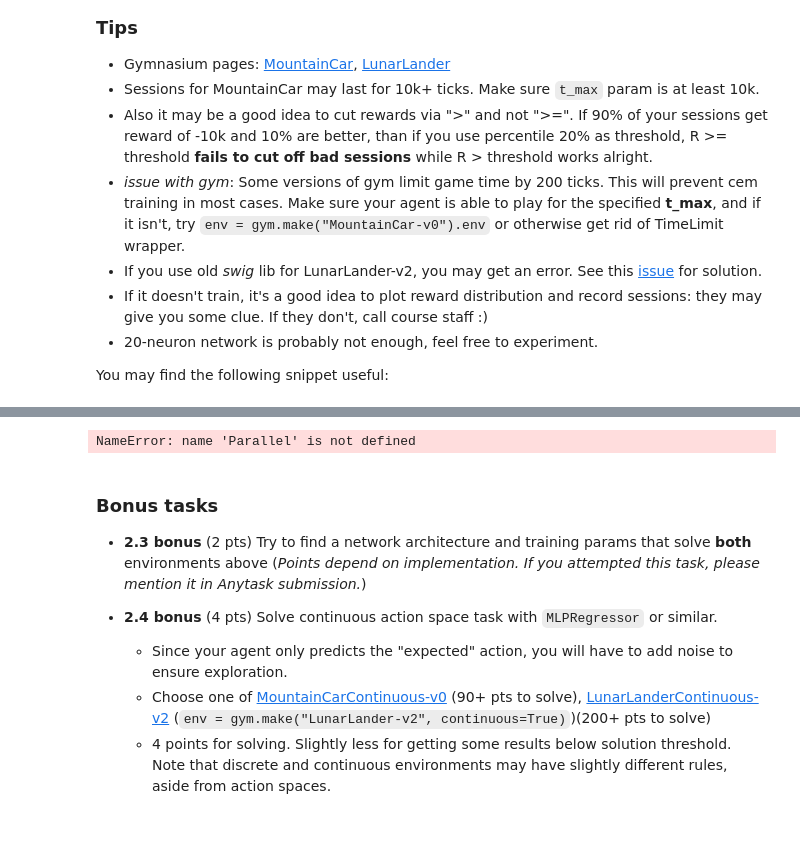
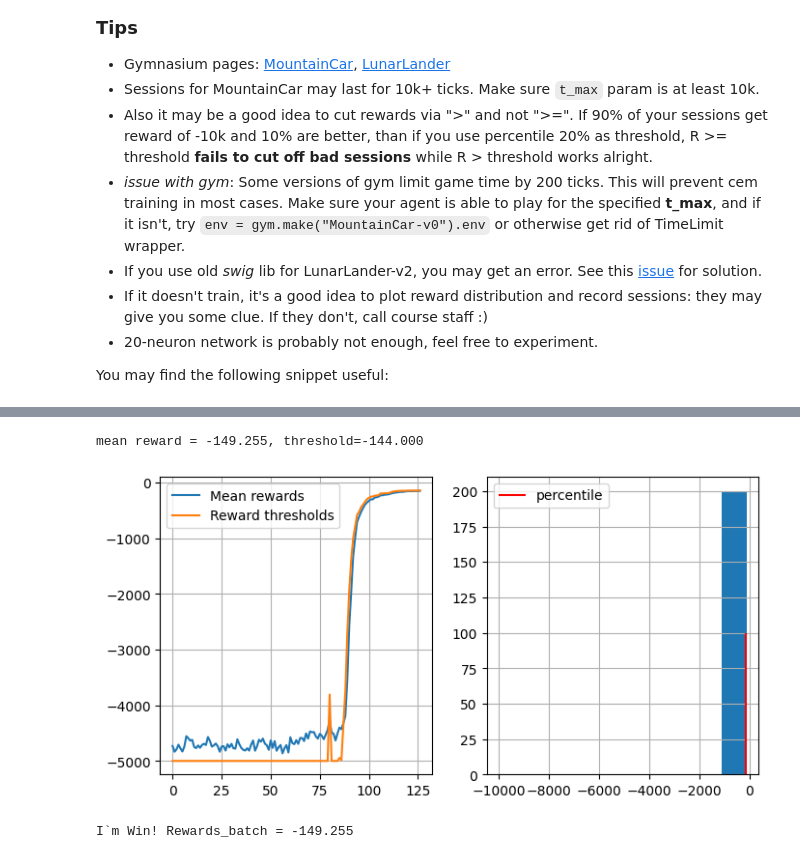
Before and after one commit to GitDefeatedMe/RL, a Jupyter notebook: week01_intro/deep_crossentropy_method.ipynb, the cells around one changed output, grey strips where cells are left out. Cells and saved outputs as stored; diff of their text form; code cells hidden in the pictures; blank space fills up the shorter version.

```diff
--- a/week01_intro/deep_crossentropy_method.ipynb
+++ b/week01_intro/deep_crossentropy_method.ipynb
@@ -355,33 +390,25 @@ def make_session(agent):
 # %%
-n_sessions = 100
-percentile = 50
+n_sessions = 200
+percentile = 70
 log = []
 
-for i in range(200):
+for i in range(400):
     sessions = Parallel(n_jobs=-1)(delayed(make_session)(agent) for _ in range(n_sessions))
 
     states_batch, actions_batch, rewards_batch = zip(*sessions)
 
     elite_states, elite_actions = select_elites(states_batch, actions_batch, rewards_batch, percentile)
 
     agent.partial_fit(elite_states, elite_actions)
 
     show_progress(
         rewards_batch, log, percentile, reward_range=[-10000, np.max(rewards_batch)]
     )
 
     if np.mean(rewards_batch) > -150:
-        print("I`m Win!")
-    elif np.mean(rewards_batch) > -50:
+        print("I`m Win! Rewards_batch = " + str(np.mean(rewards_batch)))
         break
 # %% [output]
-NameError: name 'Parallel' is not defined
+mean reward = -149.255, threshold=-144.000
+[figure, added]
+I`m Win! Rewards_batch = -149.255
-# %% [markdown]
-### Bonus tasks
-
-* __2.3 bonus__ (2 pts) Try to find a network architecture and training params that solve __both__ environments above (_Points depend on implementation. If you attempted this task, please mention it in Anytask submission._)
-
-* __2.4 bonus__ (4 pts) Solve continuous action space task with `MLPRegressor` or similar.
-  * Since your agent only predicts the "expected" action, you will have to add noise to ensure exploration.
-  * Choose one of [MountainCarContinuous-v0](https://gymnasium.farama.org/environments/classic_control/mountain_car_continuous/) (90+ pts to solve), [LunarLanderContinuous-v2](https://gymnasium.farama.org/environments/box2d/lunar_lander/) (`env = gym.make("LunarLander-v2", continuous=True)`)(200+ pts to solve)
-  * 4 points for solving. Slightly less for getting some results below solution threshold. Note that discrete and continuous environments may have slightly different rules, aside from action spaces.
```
Also changed, not shown: parts of 13 cells of this notebook, 1 other file.
